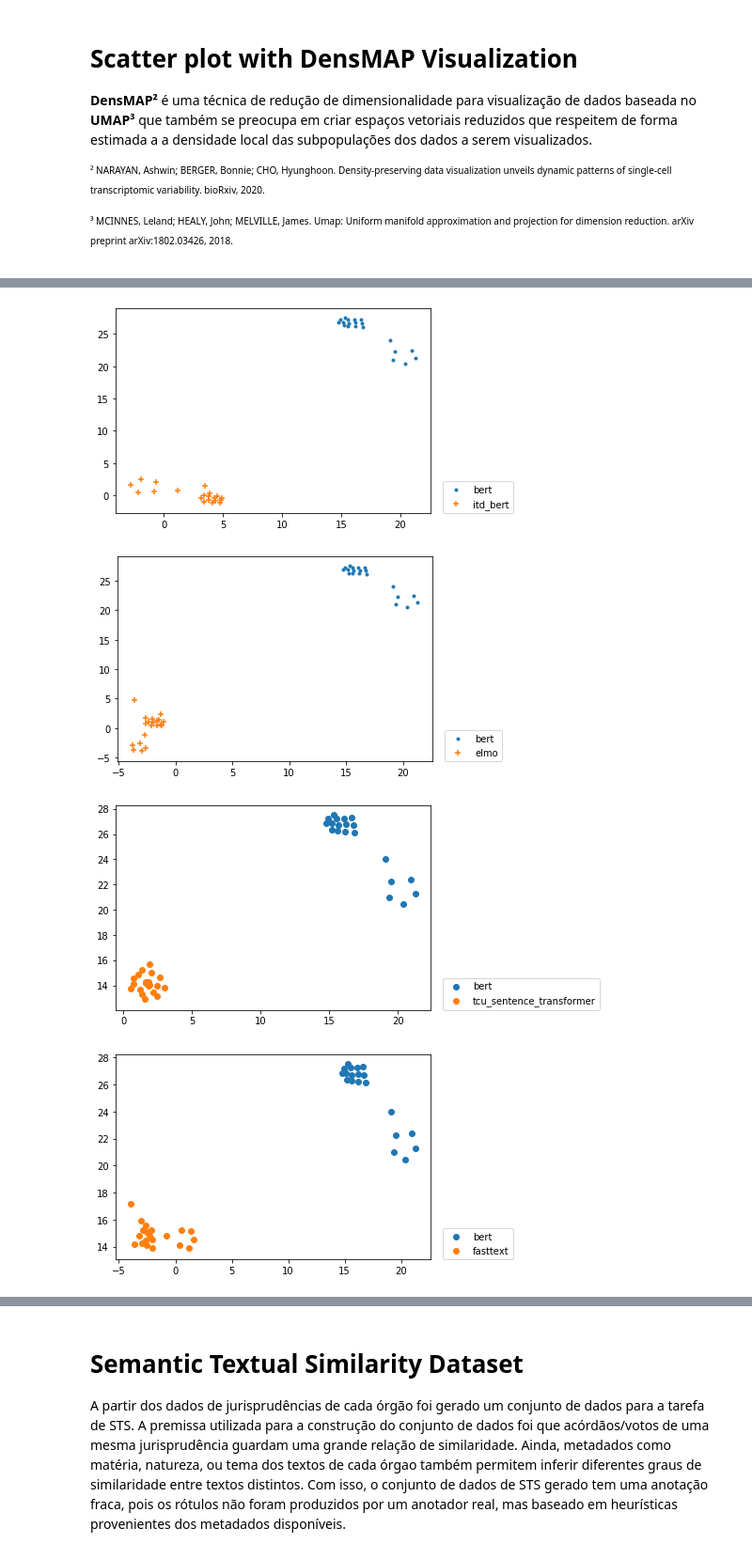
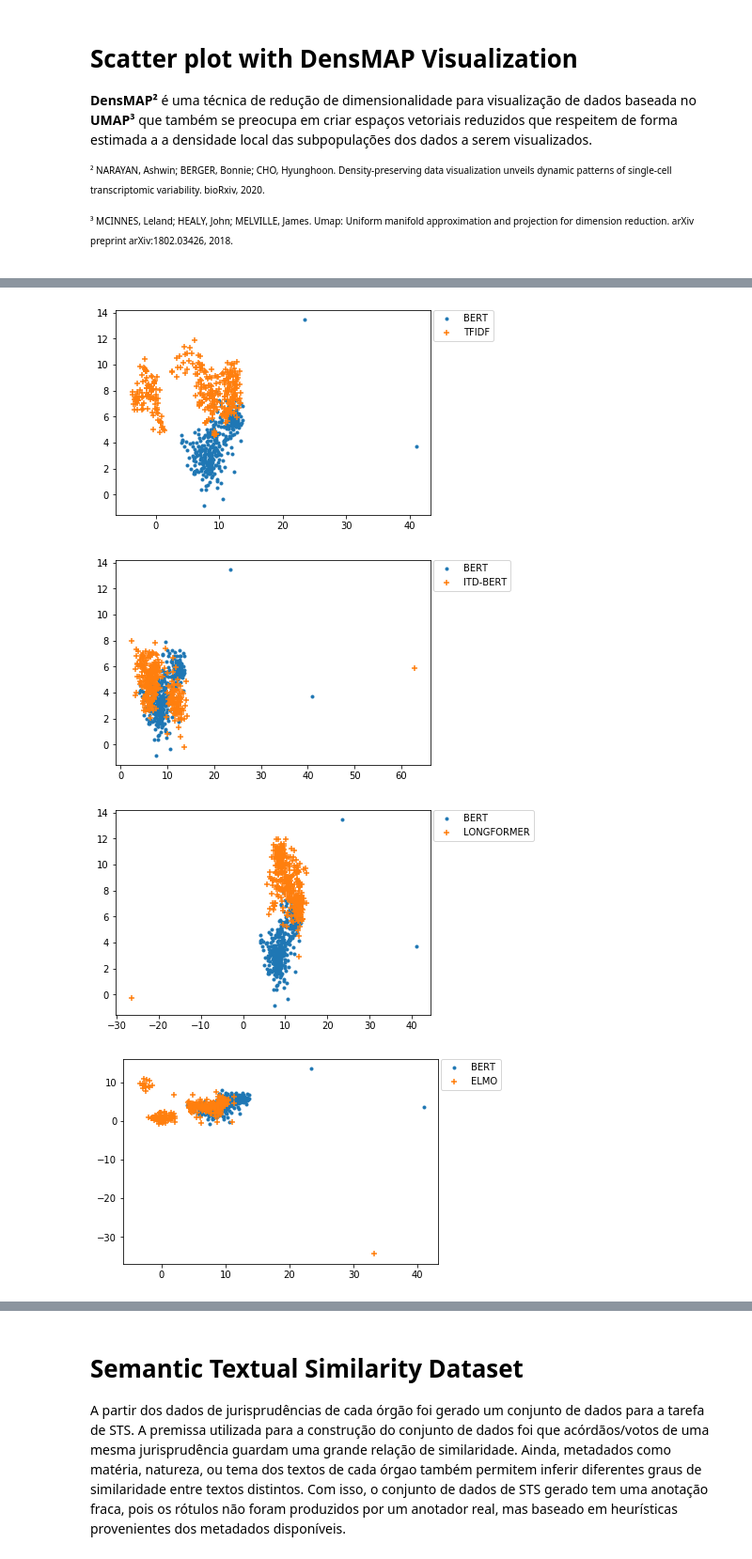
Before and after one commit to danieljunior/techniques_comparision_for_Legal_STS, a Jupyter notebook: notebooks/Presentation.ipynb, the cells around one changed output, grey strips where cells are left out. Shown at 94% size. Drawn from its saved outputs; the diff is of its cells as text; code cells hidden in the pictures.

```diff
--- a/notebooks/Presentation.ipynb
+++ b/notebooks/Presentation.ipynb
@@ -359,32 +347,19 @@ plt.show()
-# %%
-plt.scatter(data["tcu_bert.ann"][:, 0], data["tcu_bert.ann"][:, 1], marker=".", label="bert")
-plt.scatter(data["tcu_itd_bert.ann"][:, 0], data["tcu_itd_bert.ann"][:, 1], marker="+",label="itd_bert")
-plt.legend(loc=(1.04, 0))
-plt.show()
-# %% [output]
-[figure, removed]
-# %%
-plt.scatter(data["tcu_bert.ann"][:, 0], data["tcu_bert.ann"][:, 1],marker=".", label="bert")
-plt.scatter(data["tcu_elmo.ann"][:, 0], data["tcu_elmo.ann"][:, 1],marker="+", label="elmo")
-plt.legend(loc=(1.04, 0))
-plt.show()
-# %% [output]
-[figure, removed]
-# %%
-plt.scatter(data["tcu_bert.ann"][:, 0], data["tcu_bert.ann"][:, 1], label="bert")
-plt.scatter(
-    data["tcu_sentence_transformer.ann"][:, 0],
-    data["tcu_sentence_transformer.ann"][:, 1],
-    label="tcu_sentence_transformer",
-)
-plt.legend(loc=(1.04, 0))
-plt.show()
-# %% [output]
-[figure, removed]
-# %%
-plt.scatter(data["tcu_bert.ann"][:, 0], data["tcu_bert.ann"][:, 1], label="bert")
-plt.scatter(data["tcu_fasttext.ann"][:, 0], data["tcu_fasttext.ann"][:, 1], label="fasttext")
-plt.legend(loc=(1.04, 0))
-plt.show()
-# %% [output]
-[figure, removed]
+# %%
+graph_data = [  {'k1': 'tcu_bert.ann', 'l1': 'BERT', 'k2': 'tcu_tfidf.ann', 'l2': 'TFIDF'},
+                {'k1': 'tcu_bert.ann', 'l1': 'BERT', 'k2': 'tcu_itd_bert.ann', 'l2': 'ITD-BERT'},
+                {'k1': 'tcu_bert.ann', 'l1': 'BERT', 'k2': 'tcu_longformer.ann', 'l2': 'LONGFORMER'},
+                {'k1': 'tcu_bert.ann', 'l1': 'BERT', 'k2': 'tcu_elmo.ann', 'l2': 'ELMO'},
+                {'k1': 'tcu_bert.ann', 'l1': 'BERT', 'k2': 'tcu_sentence_transformer.ann', 'l2': 'SENTENCE TRANSFORMER'},
+                {'k1': 'tcu_bert.ann', 'l1': 'BERT', 'k2': 'tcu_fasttext.ann', 'l2': 'FASTTEXT'}]
+
+
+for graph in graph_data:
+    plt.scatter(data[graph['k1']][:, 0], data[graph['k1']][:, 1], marker=".", label=graph['l1'])
+    plt.scatter(data[graph['k2']][:, 0], data[graph['k2']][:, 1], marker="+", label=graph['l2'])
+    plt.legend(loc=(1.01, 0.85))
+    plt.show()
+# %% [output]
+[figure, added]
+[figure, added]
+[figure, added]
+[figure, added]
```
Also changed, not shown: parts of 17 cells of this notebook, 2 other files.
